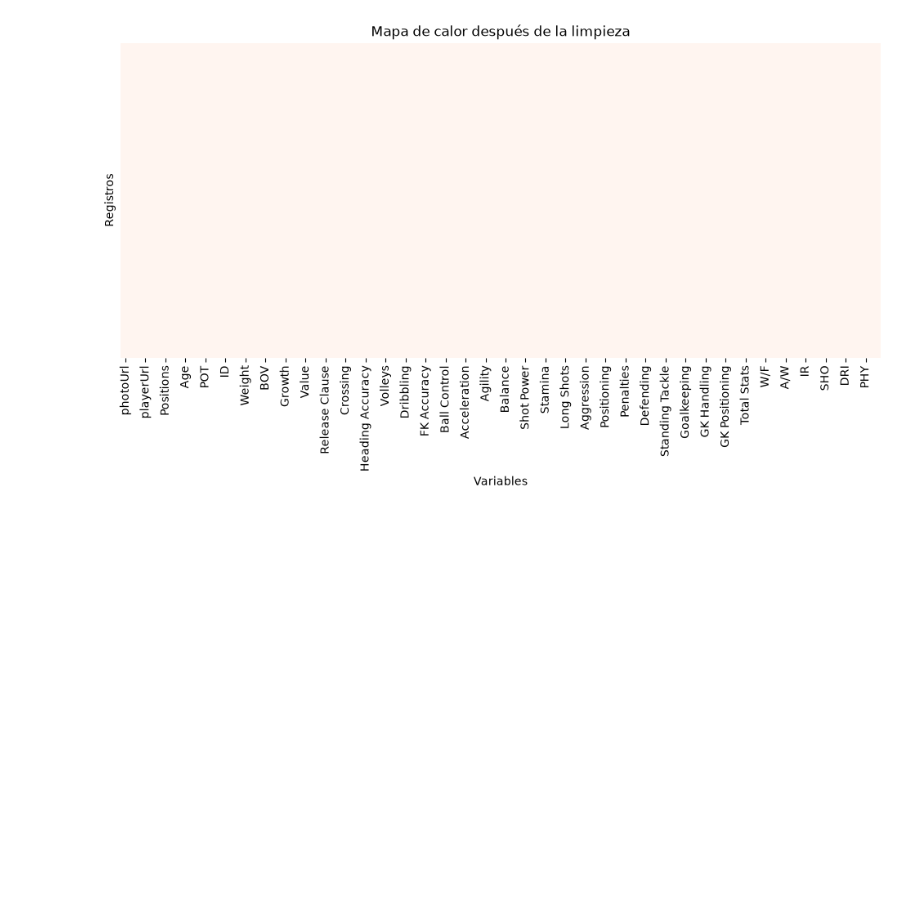
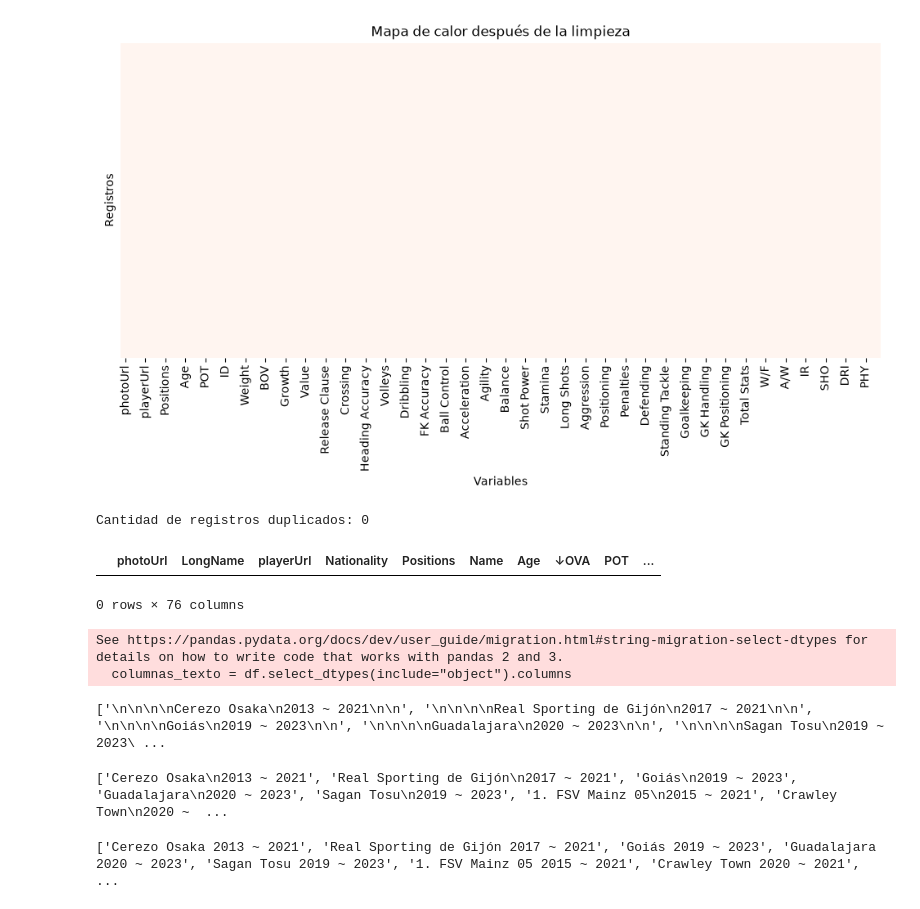
Before and after one commit to Samuel009-uex/Proyecto_Programacion_2, a Jupyter notebook: cuadernos/exploracion_Sofia.ipynb, the cells around one changed output. Saved outputs shown, nothing was run; the diff lists cells and outputs as text; code cells hidden in the pictures; blank space fills up the shorter version.

Commit message:
Item 4: valores inconsistentes y duplicados

```diff
--- a/cuadernos/exploracion_Sofia.ipynb
+++ b/cuadernos/exploracion_Sofia.ipynb
@@ -70,3 +70,33 @@ plt.ylabel("Registros")
 plt.show()
 # %% [output]
 [figure]
+# %%
+# Identificar registros duplicados
+
+print("Cantidad de registros duplicados:", df.duplicated().sum())
+# %% [output]
+Cantidad de registros duplicados: 0
+# %%
+df[df.duplicated()]
+# %% [output]
+|  | photoUrl | LongName | playerUrl | Nationality | Positions | Name | Age | ↓OVA | POT | ... |
+0 rows × 76 columns
+# %%
+# Actualizar las columnas de texto
+
+columnas_texto = df.select_dtypes(include="object").columns
+# %% [output]
+See https://pandas.pydata.org/docs/dev/user_guide/migration.html#string-migration-select-dtypes for details on how to write code that works with pandas 2 and 3.
+  columnas_texto = df.select_dtypes(include="object").columns
+# %%
+# Revisar algunos valores de Team & Contract
+
+print(df["Team & Contract"].head(10).tolist())
+# %% [output]
+['\n\n\n\nCerezo Osaka\n2013 ~ 2021\n\n', '\n\n\n\nReal Sporting de Gijón\n2017 ~ 2021\n\n', '\n\n\n\nGoiás\n2019 ~ 2023\n\n', '\n\n\n\nGuadalajara\n2020 ~ 2023\n\n', '\n\n\n\nSagan Tosu\n2019 ~ 2023\ ...
+# %%
+# Comparar los valores originales con los corregidos
+
+print(df["Team & Contract"].str.strip().head(10).tolist())
+# %% [output]
+['Cerezo Osaka\n2013 ~ 2021', 'Real Sporting de Gijón\n2017 ~ 2021', 'Goiás\n2019 ~ 2023', 'Guadalajara\n2020 ~ 2023', 'Sagan Tosu\n2019 ~ 2023', '1. FSV Mainz 05\n2015 ~ 2021', 'Crawley Town\n2020 ~  ...
@@ -72,0 +107,4 @@ plt.show()
+# %%
+print(df["Team & Contract"].head(10).tolist())
+# %% [output]
+['Cerezo Osaka 2013 ~ 2021', 'Real Sporting de Gijón 2017 ~ 2021', 'Goiás 2019 ~ 2023', 'Guadalajara 2020 ~ 2023', 'Sagan Tosu 2019 ~ 2023', '1. FSV Mainz 05 2015 ~ 2021', 'Crawley Town 2020 ~ 2021',  ...
```
Also changed, not shown: parts of 13 cells of this notebook, 1 other file.
